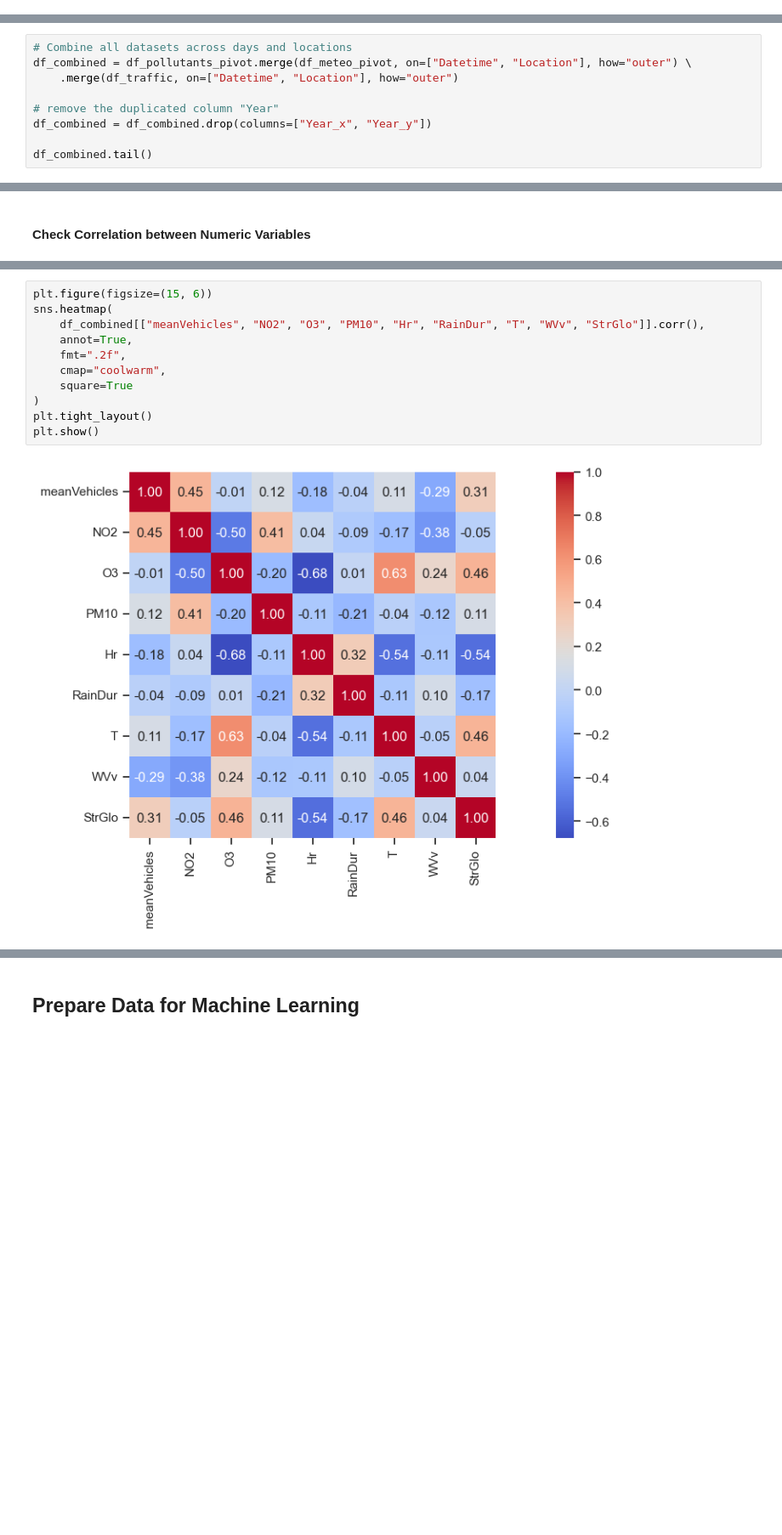
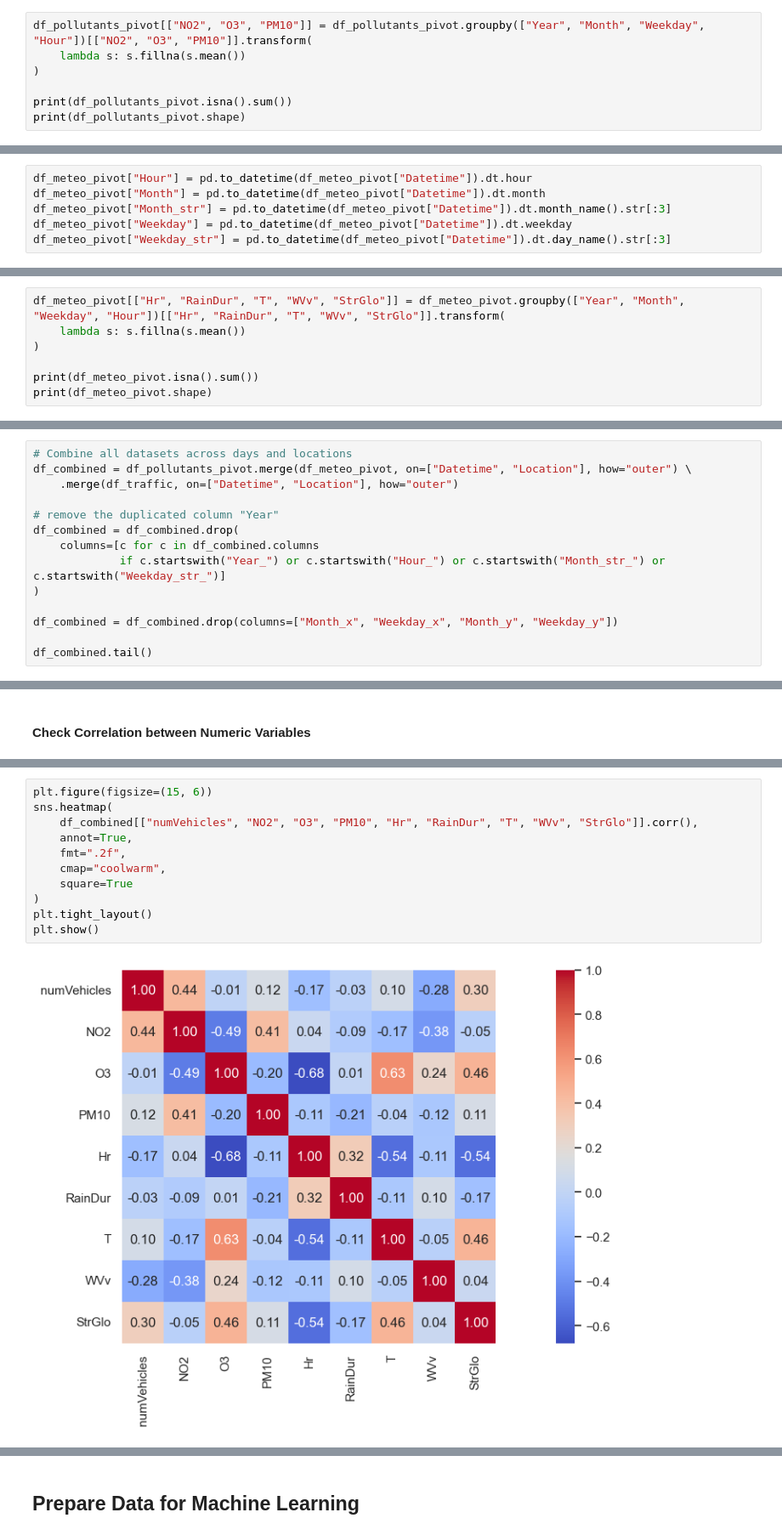
Before and after one commit to JitkaRantanen/AS2025_CO2-GroupProject, a Jupyter notebook: Masterfile.ipynb, the cells around one changed output, grey strips where cells are left out. Shown at 85% size. Drawn from its saved outputs; the diff is of its cells as text; blank space fills up the shorter version.

```diff
--- a/Masterfile.ipynb
+++ b/Masterfile.ipynb
@@ -770,0 +874,7 @@ sns.set_theme(style="ticks")
+# %%
+df_pollutants_pivot[["NO2", "O3", "PM10"]] = df_pollutants_pivot.groupby(["Year", "Month", "Weekday", "Hour"])[["NO2", "O3", "PM10"]].transform(
+    lambda s: s.fillna(s.mean())
+)
+
+print(df_pollutants_pivot.isna().sum())
+print(df_pollutants_pivot.shape)
@@ -857 +983,7 @@ df_meteo_pivot.describe()
+# %%
+df_meteo_pivot["Hour"] = pd.to_datetime(df_meteo_pivot["Datetime"]).dt.hour
+df_meteo_pivot["Month"] = pd.to_datetime(df_meteo_pivot["Datetime"]).dt.month
+df_meteo_pivot["Month_str"] = pd.to_datetime(df_meteo_pivot["Datetime"]).dt.month_name().str[:3]
+df_meteo_pivot["Weekday"] = pd.to_datetime(df_meteo_pivot["Datetime"]).dt.weekday
+df_meteo_pivot["Weekday_str"] = pd.to_datetime(df_meteo_pivot["Datetime"]).dt.day_name().str[:3]
 # %% [markdown]
@@ -894,0 +1056,7 @@ sns.relplot(
+# %%
+df_meteo_pivot[["Hr", "RainDur", "T", "WVv", "StrGlo"]] = df_meteo_pivot.groupby(["Year", "Month", "Weekday", "Hour"])[["Hr", "RainDur", "T", "WVv", "StrGlo"]].transform(
+    lambda s: s.fillna(s.mean())
+)
+
+print(df_meteo_pivot.isna().sum())
+print(df_meteo_pivot.shape)
@@ -902,7 +1086,12 @@ df_combined = df_pollutants_pivot.merge(df_meteo_pivot, on=["Datetime", "Locatio
     .merge(df_traffic, on=["Datetime", "Location"], how="outer")
 
 # remove the duplicated column "Year"
-df_combined = df_combined.drop(columns=["Year_x", "Year_y"])
+df_combined = df_combined.drop(
+    columns=[c for c in df_combined.columns
+             if c.startswith("Year_") or c.startswith("Hour_") or c.startswith("Month_str_") or c.startswith("Weekday_str_")]
+)
+
+df_combined = df_combined.drop(columns=["Month_x", "Weekday_x", "Month_y", "Weekday_y"])
 
 df_combined.tail()
 # %% [output]
@@ -931,14 +1141,14 @@ For checking the correlation, we consider only the numeric variables:
 # %%
 plt.figure(figsize=(15, 6))
 sns.heatmap(
-    df_combined[["meanVehicles", "NO2", "O3", "PM10", "Hr", "RainDur", "T", "WVv", "StrGlo"]].corr(),
+    df_combined[["numVehicles", "NO2", "O3", "PM10", "Hr", "RainDur", "T", "WVv", "StrGlo"]].corr(),
     annot=True,
     fmt=".2f",
     cmap="coolwarm",
     square=True
 )
 plt.tight_layout()
 plt.show()
 # %% [output]
-[figure, old version]
+[figure, new version]
 # %% [markdown]
```
Also changed, not shown: parts of 85 cells of this notebook.
